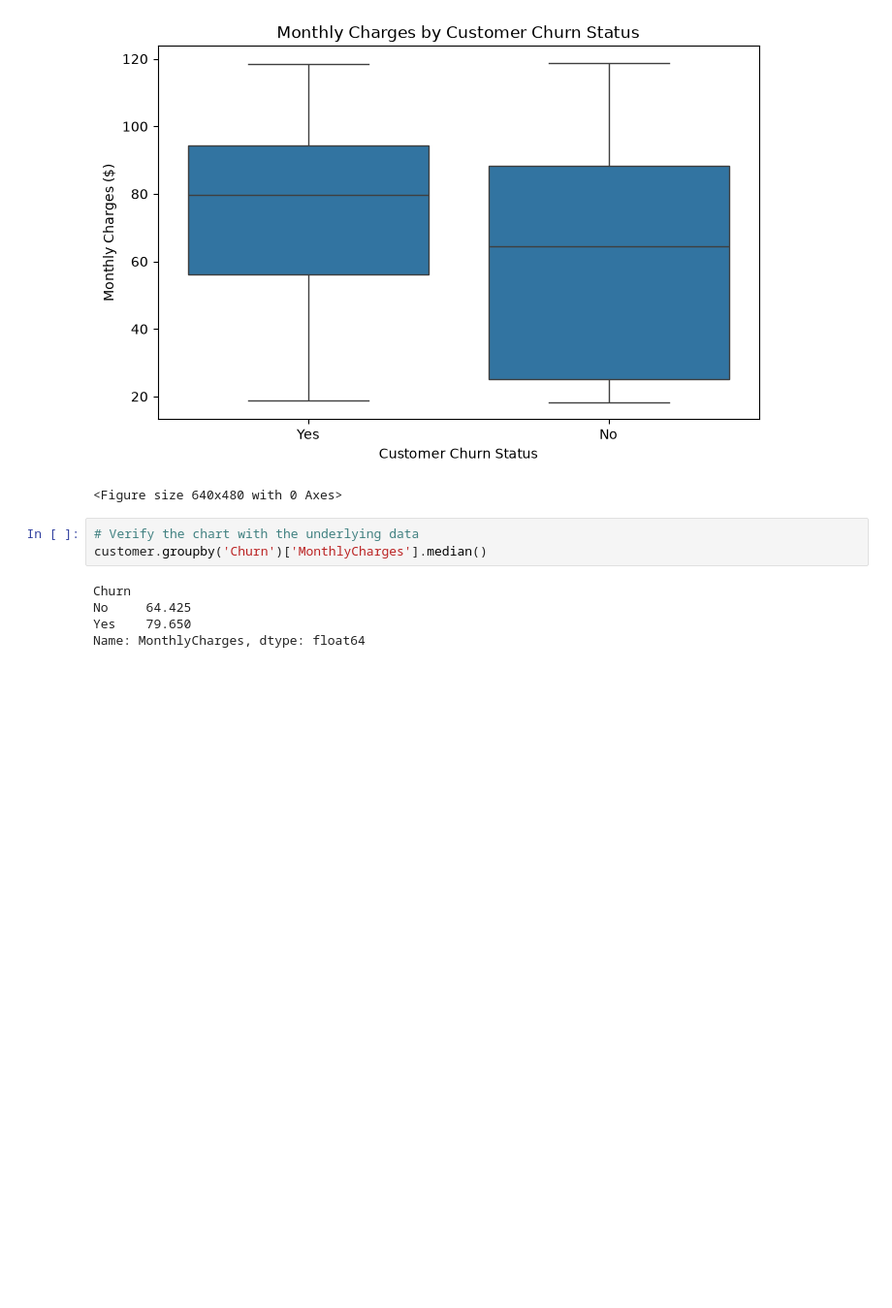
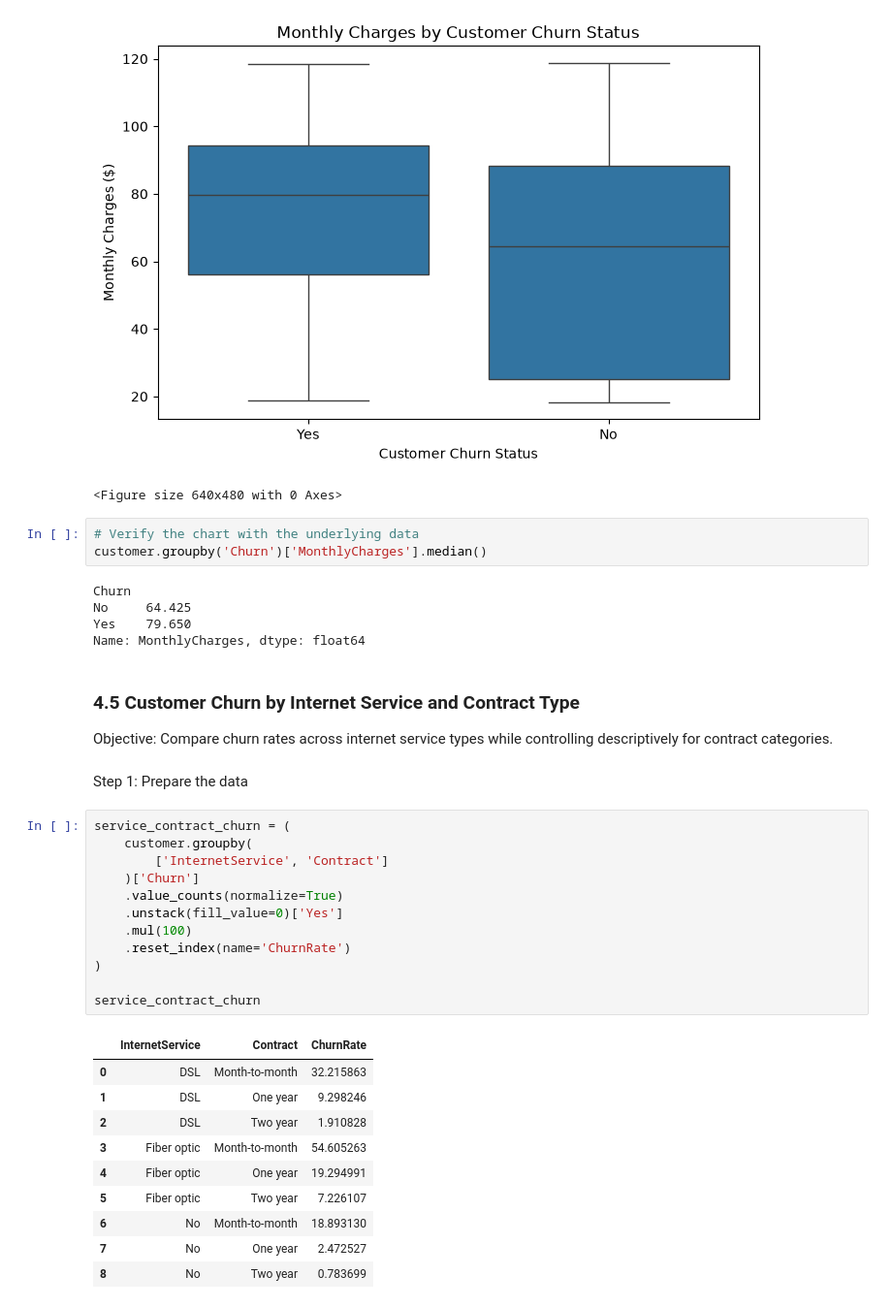
Before and after one commit to NickRusso20/customer-churn-analysis, a Jupyter notebook: churn_analysis.ipynb, the cells around one changed output. Shown at 97% size. Saved outputs shown, nothing was run; the diff lists cells and outputs as text; blank space fills up the shorter version.

```diff
--- a/churn_analysis.ipynb
+++ b/churn_analysis.ipynb
@@ -724,3 +727,32 @@ Churn
 No     64.425
 Yes    79.650
 Name: MonthlyCharges, dtype: float64
+# %% [markdown]
+### 4.5 Customer Churn by Internet Service and Contract Type
+
+Objective: Compare churn rates across internet service types while controlling descriptively for contract categories.
+# %% [markdown]
+Step 1: Prepare the data
+# %%
+service_contract_churn = (
+    customer.groupby(
+        ['InternetService', 'Contract']
+    )['Churn']
+    .value_counts(normalize=True)
+    .unstack(fill_value=0)['Yes']
+    .mul(100)
+    .reset_index(name='ChurnRate')
+)
+
+service_contract_churn
+# %% [output]
+|  | InternetService | Contract | ChurnRate |
+| 0 | DSL | Month-to-month | 32.215863 |
+| 1 | DSL | One year | 9.298246 |
+| 2 | DSL | Two year | 1.910828 |
+| 3 | Fiber optic | Month-to-month | 54.605263 |
+| 4 | Fiber optic | One year | 19.294991 |
+| 5 | Fiber optic | Two year | 7.226107 |
+| 6 | No | Month-to-month | 18.893130 |
+| 7 | No | One year | 2.472527 |
+| 8 | No | Two year | 0.783699 |
```
Also changed, not shown: parts of 5 cells of this notebook, 1 other file.
